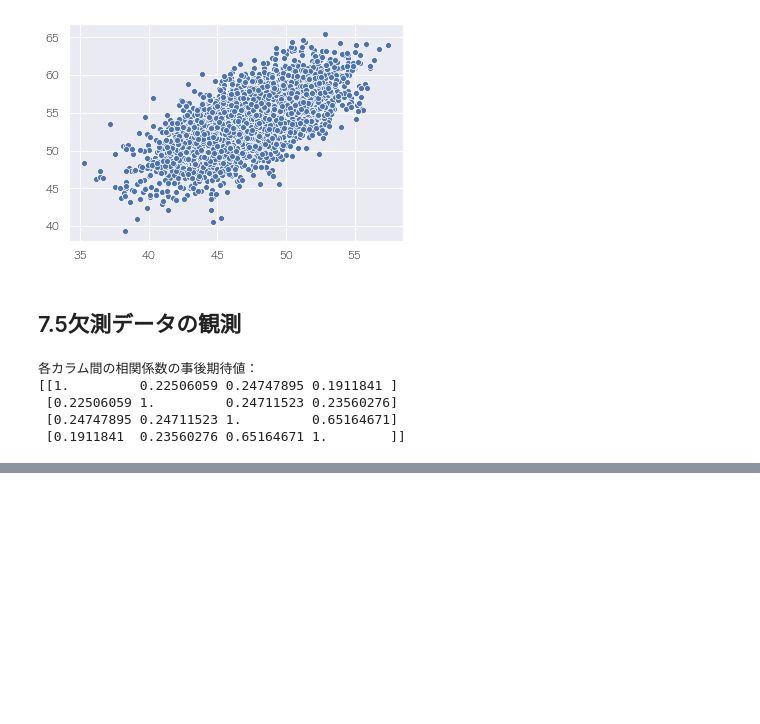
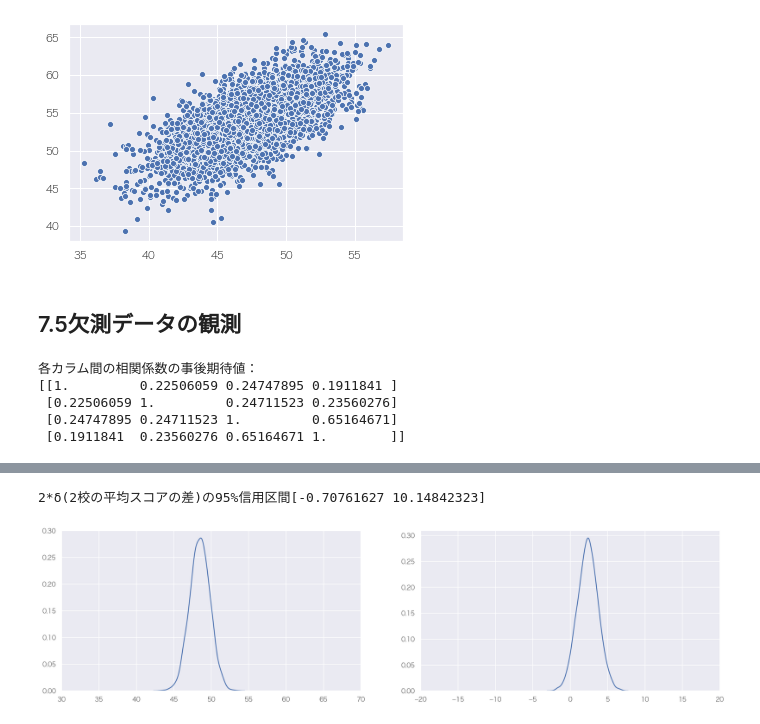
Before and after one commit to kosekitau/Statistics, a Jupyter notebook: notebook/A_First_Course_in_Bayesian_Statistical_Methods.ipynb, the cells around one changed output, grey strips where cells are left out. Cells and saved outputs as stored; diff of their text form; code cells hidden in the pictures; blank space fills up the shorter version.

```diff
--- a/notebook/A_First_Course_in_Bayesian_Statistical_Methods.ipynb
+++ b/notebook/A_First_Course_in_Bayesian_Statistical_Methods.ipynb
@@ -397,0 +403,60 @@ print(f"各カラム間の相関係数の事後期待値：\n{CORR.mean(axis=0)}
+# %%
+y1 = np.array([52.11, 57.65, 66.44, 44.68, 40.57, 35.04, 50.71, 66.17, 39.43,
+46.17, 58.76, 47.97, 39.18, 64.63, 69.38, 32.38, 29.98, 59.32,
+43.04, 57.83, 46.07, 47.74, 48.66, 40.8, 66.32, 53.7, 52.42,
+71.38, 59.66, 47.52, 39.51])
+y2 = np.array([52.87, 50.03, 41.51, 37.42, 64.42, 45.44, 46.06, 46.37, 46.66,
+29.01, 35.69, 49.16, 55.9, 45.84, 35.44, 43.21, 48.36, 74.14,
+46.76, 36.97, 43.84, 43.24, 56.9, 47.64, 38.84, 42.96, 41.58,
+45.96])
+
+n1, n2 = len(y1), len(y2)
+
+# 事前分布のパラメータ
+mu0, g02 = 50, 625 # μの事前平均(テストが全国平均が50になるように設計されているという事前情報)と事前分散
+del0, t02 = 0, 625 # δの事前平均(θ1>θ2とθ1<θ2の確率は同じだろうという事前予想)と事前分散
+s20, nu0 = 100, 1 # 誤差項の事前の値(テストが標準偏差が10になるように設計されているという事前情報)、事前パラメータは事前に1つサンプルしたものから決めたと考える
+
+# 初期値
+mu = (y1.mean() + y2.mean())/2
+delta = (y1.mean() - y2.mean())/2
+MU = []
+DEL = []
+S2 = []
+
+for _ in range(5000):
+    # 分散σの更新(y1, y2, μ, δの完全条件付き分布が以下のガンマ分布に求まるので、その分布からサンプリング)
+    s2 = gamma.rvs(a=(nu0+n1+n2)/2,
+                   scale=2/(nu0*s20 + sum((y1-mu-delta)**2) + sum((y2-mu+delta)**2)), size=1)[0]
+    s2 = 1/s2
+
+    # μの更新(y1, y2, δ, σの完全条件付き分布からサンプリング)
+    var_mu = 1/(1/g02+(n1+n2)/s2)
+    mean_mu = var_mu*(mu0/g02 + sum(y1-delta)/s2 + sum(y2+delta)/s2)
+    mu = norm.rvs(loc=mean_mu, scale=np.sqrt(var_mu), size=1)[0]
+
+    # deltaの更新(y1, y2, μ, σの完全条件付き分布からサンプリング)
+    var_del = 1/(1/t02+(n1+n2)/s2)
+    mean_del = var_del*(del0/t02 + sum(y1-mu)/s2 - sum(y2-mu)/s2)
+    delta = norm.rvs(loc=mean_del, scale=np.sqrt(var_del), size=1)[0]
+
+    MU.append(mu)
+    DEL.append(delta)
+    S2.append(s2)
+
+MU = np.array(MU)
+DEL = np.array(DEL)
+S2 = np.array(S2)
+
+fig = plt.figure(figsize=(20, 5), dpi=180)
+ax1 = fig.add_subplot(121)
+ax1.set_xlim([30, 70])
+sns.kdeplot(MU, ax=ax1)
+ax2 = fig.add_subplot(122)
+ax2.set_xlim([-20, 20])
+sns.kdeplot(DEL, ax=ax2);
+
+print(f"2*δ(2校の平均スコアの差)の95%信用区間{np.quantile(2*DEL, [0.025, 0.975])}")
+# %% [output]
+2*δ(2校の平均スコアの差)の95%信用区間[-0.70761627 10.14842323]
+[figure, added]
```
Also changed, not shown: parts of 1 cell of this notebook.
